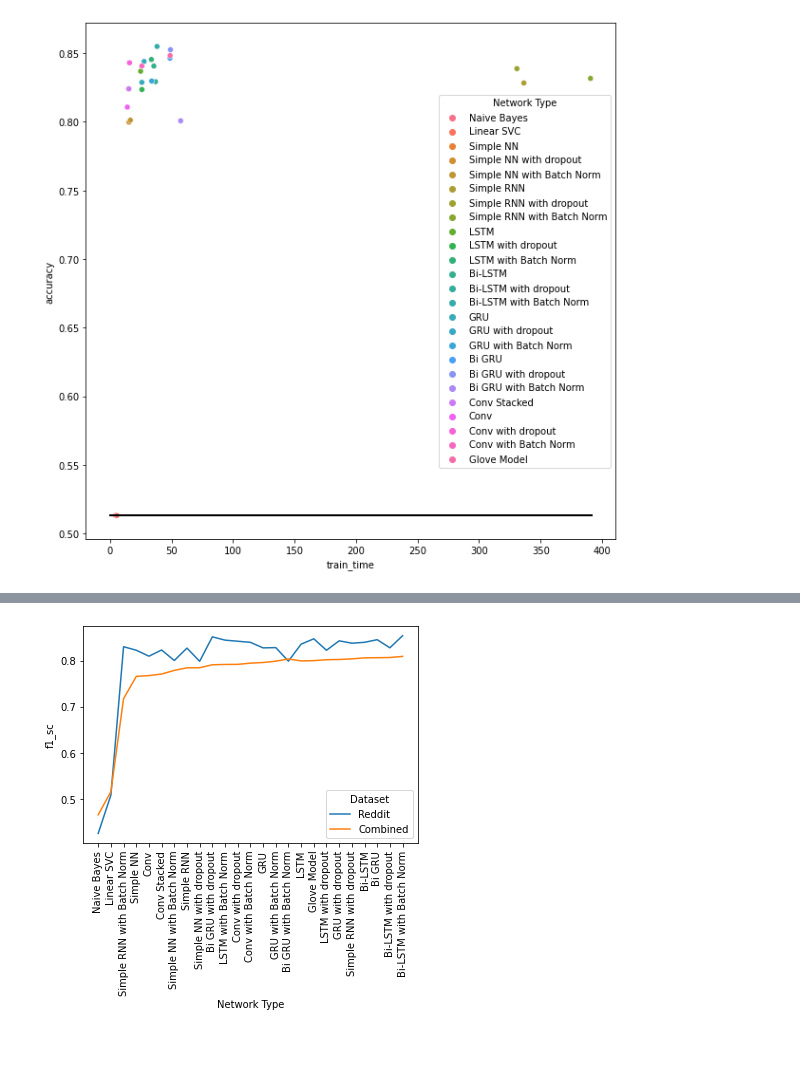
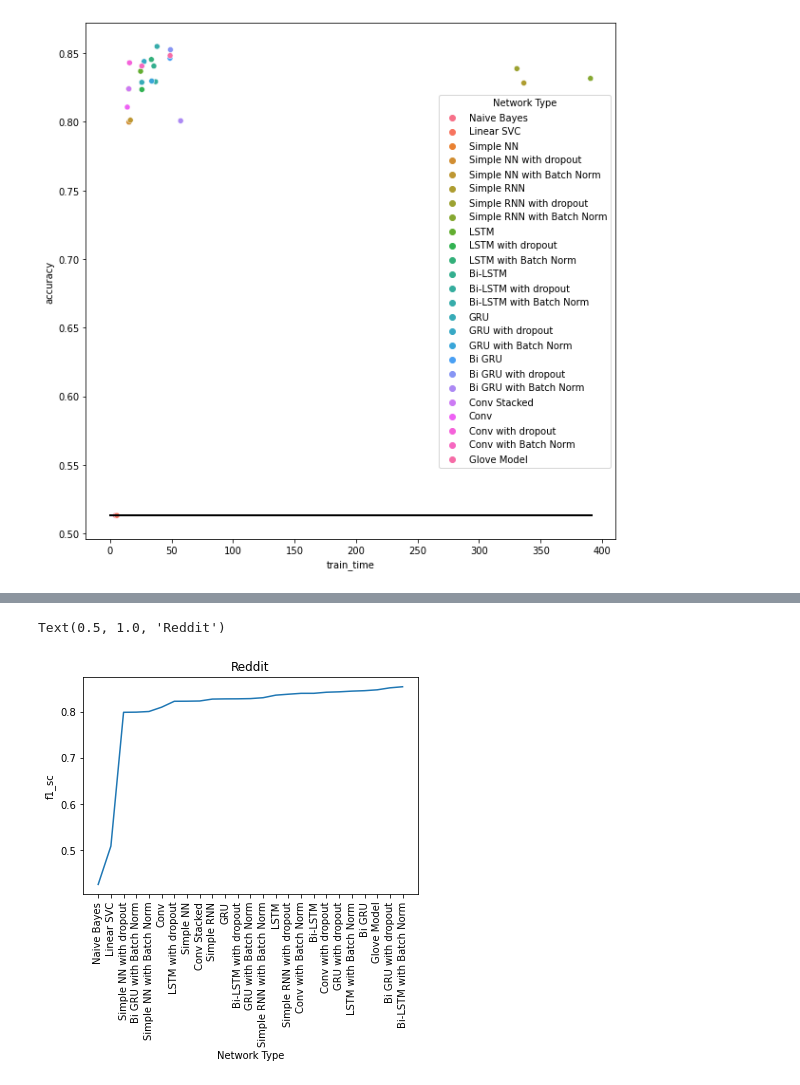
Before and after one commit to abishekshyamsunder/Hate-Speech-Classification, a Jupyter notebook: analysis.ipynb, the cells around one changed output, grey strips where cells are left out. Drawn from its saved outputs; the diff is of its cells as text; code cells hidden in the pictures; blank space fills up the shorter version.

```diff
--- a/analysis.ipynb
+++ b/analysis.ipynb
@@ -58,5 +110,8 @@ plt.xticks(rotation=90);
 # %%
-sns.lineplot(data=df.sort_values(by=['f1_sc']), x="Network Type", y="f1_sc", hue="Dataset");
+sns.lineplot(data=df_reddit.sort_values(by=['f1_sc']), x="Network Type", y="f1_sc");
 plt.xticks(rotation=90);
+plt.savefig("Reddit F1 score for Network Type")
+plt.title("Reddit")
 # %% [output]
+Text(0.5, 1.0, 'Reddit')
-[figure, old version]
+[figure, new version]
```
Also changed, not shown: parts of 10 cells of this notebook, 3 other files.
